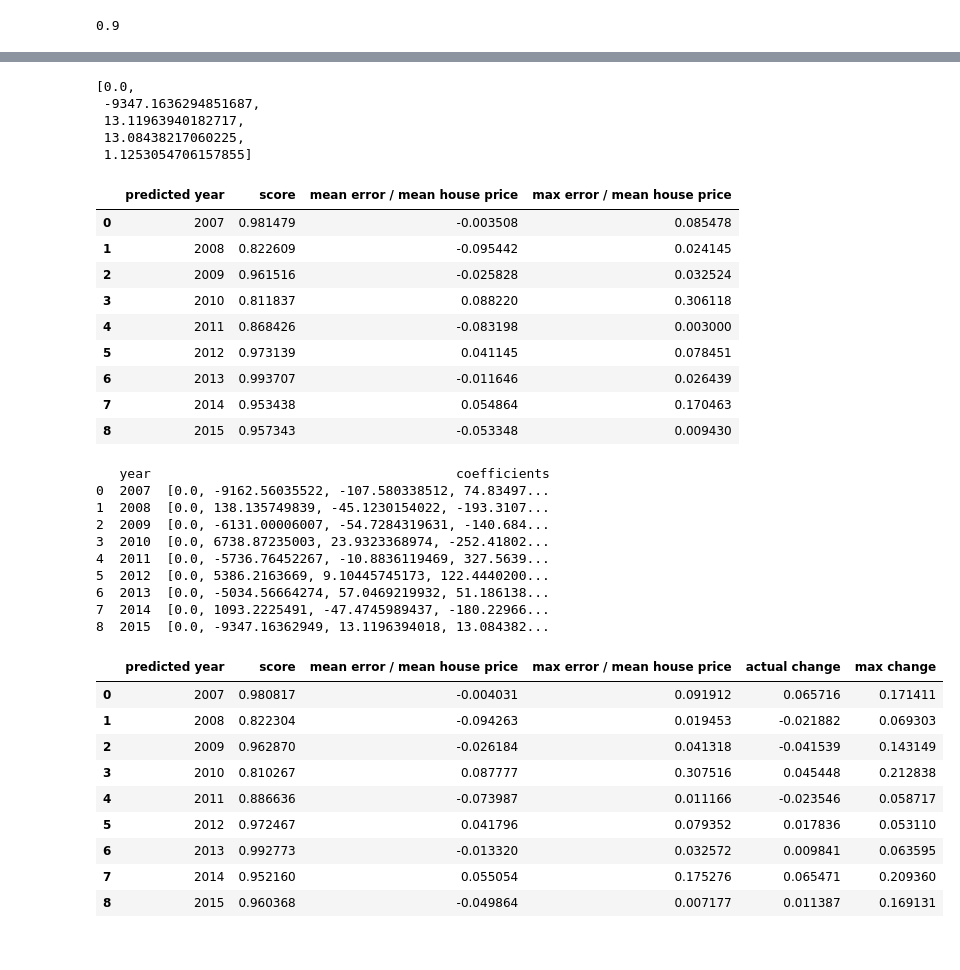
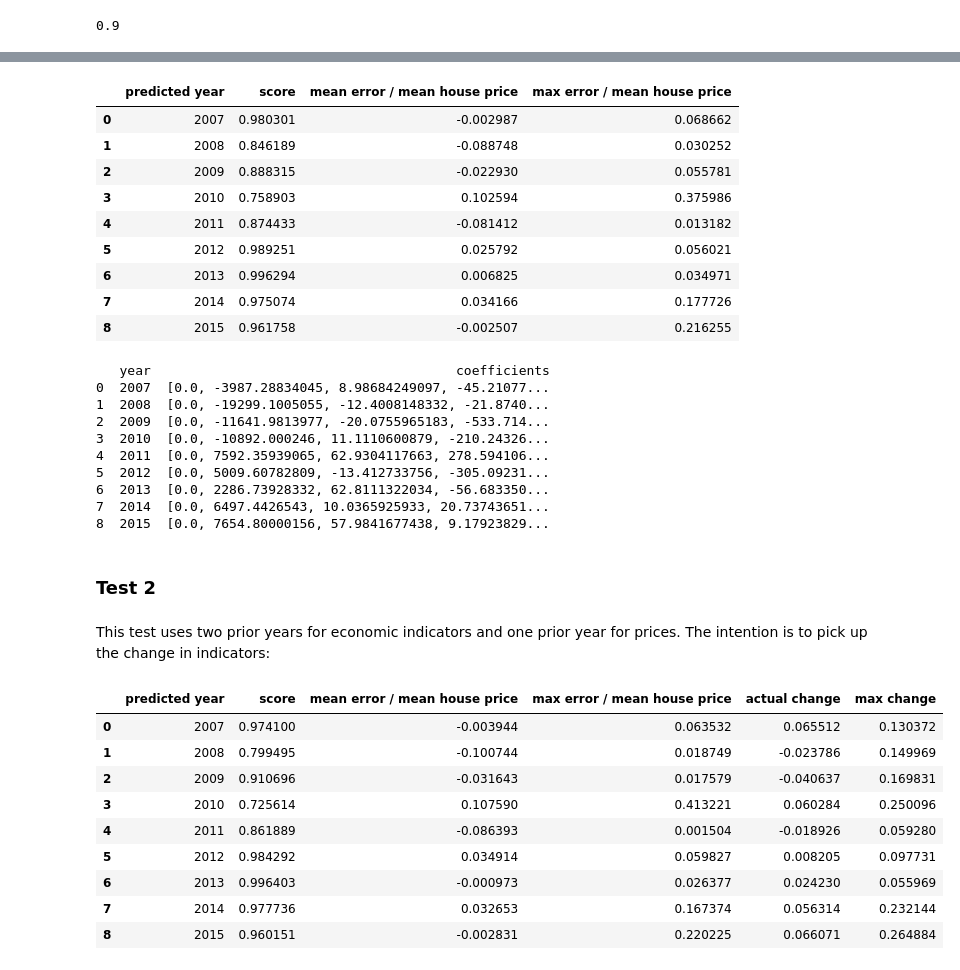
Before and after one commit to IvanTodorovic78/Capstone1, a Jupyter notebook: Capstone1 EDA and Visualizations.ipynb, the cells around one changed output, grey strips where cells are left out. Saved outputs shown, nothing was run; the diff lists cells and outputs as text; code cells hidden in the pictures.

```diff
--- a/Capstone1 EDA and Visualizations.ipynb
+++ b/Capstone1 EDA and Visualizations.ipynb
@@ -1082,7 +1092,7 @@ Then predict prices for year 1 based on features for year 1
 Repeat for all years available and obtain score
 """
 
-select_cluster = 1
+select_cluster = 0
 years = []
 scores = []
 for yr in range(2005,2015):
@@ -1146,7 +1156,7 @@ hp_years_log.var(axis=0).plot()
 [figure]
 # %%
 # fit a linear regression model using the log transform of features and prices
-select_cluster = 1
+select_cluster = 0
 years = []
 scores = []
 for yr in range(2005,2015):
@@ -1274,15 +1294,7 @@ results
 ... (7 outputs left out)
-# %%
-list(lm.coef_)
-# %% [output]
-[0.0,
- -9347.1636294851687,
- 13.11963940182717,
- 13.08438217060225,
- 1.1253054706157855]
 # %%
-# fit a linear regression model for a cluster
-select_cluster = 1
+# same code without plots, to be used in the series of tests with different configurations of X
+select_cluster = 2
 years = []
 scores = []
 mean_errors = []
@@ -1318,31 +1330,34 @@ coefficients.columns = ['year', 'coefficients']
 results
 # %% [output]
 |  | predicted year | score | mean error / mean house price | max error / mean house price |
-| 0 | 2007 | 0.981479 | -0.003508 | 0.085478 |
-| 1 | 2008 | 0.822609 | -0.095442 | 0.024145 |
-| 2 | 2009 | 0.961516 | -0.025828 | 0.032524 |
-| 3 | 2010 | 0.811837 | 0.088220 | 0.306118 |
-| 4 | 2011 | 0.868426 | -0.083198 | 0.003000 |
-| 5 | 2012 | 0.973139 | 0.041145 | 0.078451 |
-| 6 | 2013 | 0.993707 | -0.011646 | 0.026439 |
-| 7 | 2014 | 0.953438 | 0.054864 | 0.170463 |
-| 8 | 2015 | 0.957343 | -0.053348 | 0.009430 |
+| 0 | 2007 | 0.980301 | -0.002987 | 0.068662 |
+| 1 | 2008 | 0.846189 | -0.088748 | 0.030252 |
+| 2 | 2009 | 0.888315 | -0.022930 | 0.055781 |
+| 3 | 2010 | 0.758903 | 0.102594 | 0.375986 |
+| 4 | 2011 | 0.874433 | -0.081412 | 0.013182 |
+| 5 | 2012 | 0.989251 | 0.025792 | 0.056021 |
+| 6 | 2013 | 0.996294 | 0.006825 | 0.034971 |
+| 7 | 2014 | 0.975074 | 0.034166 | 0.177726 |
+| 8 | 2015 | 0.961758 | -0.002507 | 0.216255 |
 # %%
 print coefficients
 # %% [output]
    year                                       coefficients
-0  2007  [0.0, -9162.56035522, -107.580338512, 74.83497...
-1  2008  [0.0, 138.135749839, -45.1230154022, -193.3107...
-2  2009  [0.0, -6131.00006007, -54.7284319631, -140.684...
-3  2010  [0.0, 6738.87235003, 23.9323368974, -252.41802...
-4  2011  [0.0, -5736.76452267, -10.8836119469, 327.5639...
-5  2012  [0.0, 5386.2163669, 9.10445745173, 122.4440200...
-6  2013  [0.0, -5034.56664274, 57.0469219932, 51.186138...
-7  2014  [0.0, 1093.2225491, -47.4745989437, -180.22966...
-8  2015  [0.0, -9347.16362949, 13.1196394018, 13.084382...
+0  2007  [0.0, -3987.28834045, 8.98684249097, -45.21077...
+1  2008  [0.0, -19299.1005055, -12.4008148332, -21.8740...
+2  2009  [0.0, -11641.9813977, -20.0755965183, -533.714...
+3  2010  [0.0, -10892.000246, 11.1110600879, -210.24326...
+4  2011  [0.0, 7592.35939065, 62.9304117663, 278.594106...
+5  2012  [0.0, 5009.60782809, -13.412733756, -305.09231...
+6  2013  [0.0, 2286.73928332, 62.8111322034, -56.683350...
+7  2014  [0.0, 6497.4426543, 10.0365925933, 20.73743651...
+8  2015  [0.0, 7654.80000156, 57.9841677438, 9.17923829...
+# %% [markdown]
+### Test 2
+# %% [markdown]
+This test uses two prior years for economic indicators and one prior year for prices. The intention is to pick up the change in indicators:
 # %%
-# fit a linear regression model for a cluster
-select_cluster = 1
+select_cluster = 2
 years = []
 scores = []
 mean_errors = []
@@ -1355,42 +1370,42 @@ for yr in range(2005,2014):
     lm = LinearRegression()
     x0 = pd.concat([X(select_cluster, yr), X(select_cluster, yr+1), q(select_cluster, yr)], axis=1).values
     x1 = pd.concat([X(select_cluster, yr+1), X(select_cluster, yr+2), q(select_cluster, yr+1)], axis=1).values
     #x2 = X(select_cluster, yr+2).values
     y0 = (q(select_cluster, yr+1)).values
     y1 = (q(select_cluster, yr+2)).values
     #y2 = (p(select_cluster, yr+2)).values
     lm.fit(x0, y0)
     y1_pred = lm.predict(x1)
     error = y1-y1_pred
     score = lm.score(x1, y1)
     #print ('predicted year: ', yr+2, 'score: ', score)
 
     years.append(yr+2)
     scores.append(score)
     mean_errors.append(error.mean() / y1.mean())
     max_errors.append(abs(error.max()) / y1.mean())
     actual_change.append((y1/y0-1).mean())
     max_change.append((abs(y1-y0)/y1.mean()).max())
     coefficients.append(list(lm.coef_))
 
 
 results1 = pd.DataFrame(zip(years, scores, mean_errors, max_errors, actual_change, max_change))
 results1.columns = ['predicted year', 'score', 'mean error / mean house price', 'max error / mean house price', 'actual change', 'max change']
 coefficients = pd.DataFrame(zip(years, coefficients))
 coefficients.columns = ['year', 'coefficients']
 
 results1
 # %% [output]
 |  | predicted year | score | mean error / mean house price | max error / mean house price | actual change | max change |
-| 0 | 2007 | 0.980817 | -0.004031 | 0.091912 | 0.065716 | 0.171411 |
-| 1 | 2008 | 0.822304 | -0.094263 | 0.019453 | -0.021882 | 0.069303 |
-| 2 | 2009 | 0.962870 | -0.026184 | 0.041318 | -0.041539 | 0.143149 |
-| 3 | 2010 | 0.810267 | 0.087777 | 0.307516 | 0.045448 | 0.212838 |
-| 4 | 2011 | 0.886636 | -0.073987 | 0.011166 | -0.023546 | 0.058717 |
-| 5 | 2012 | 0.972467 | 0.041796 | 0.079352 | 0.017836 | 0.053110 |
-| 6 | 2013 | 0.992773 | -0.013320 | 0.032572 | 0.009841 | 0.063595 |
-| 7 | 2014 | 0.952160 | 0.055054 | 0.175276 | 0.065471 | 0.209360 |
-| 8 | 2015 | 0.960368 | -0.049864 | 0.007177 | 0.011387 | 0.169131 |
+| 0 | 2007 | 0.974100 | -0.003944 | 0.063532 | 0.065512 | 0.130372 |
+| 1 | 2008 | 0.799495 | -0.100744 | 0.018749 | -0.023786 | 0.149969 |
+| 2 | 2009 | 0.910696 | -0.031643 | 0.017579 | -0.040637 | 0.169831 |
+| 3 | 2010 | 0.725614 | 0.107590 | 0.413221 | 0.060284 | 0.250096 |
+| 4 | 2011 | 0.861889 | -0.086393 | 0.001504 | -0.018926 | 0.059280 |
+| 5 | 2012 | 0.984292 | 0.034914 | 0.059827 | 0.008205 | 0.097731 |
+| 6 | 2013 | 0.996403 | -0.000973 | 0.026377 | 0.024230 | 0.055969 |
+| 7 | 2014 | 0.977736 | 0.032653 | 0.167374 | 0.056314 | 0.232144 |
+| 8 | 2015 | 0.960151 | -0.002831 | 0.220225 | 0.066071 | 0.264884 |
 # %%
 coefficients
 # %% [output]
```
Also changed, not shown: parts of 30 cells of this notebook, 1 other file.
